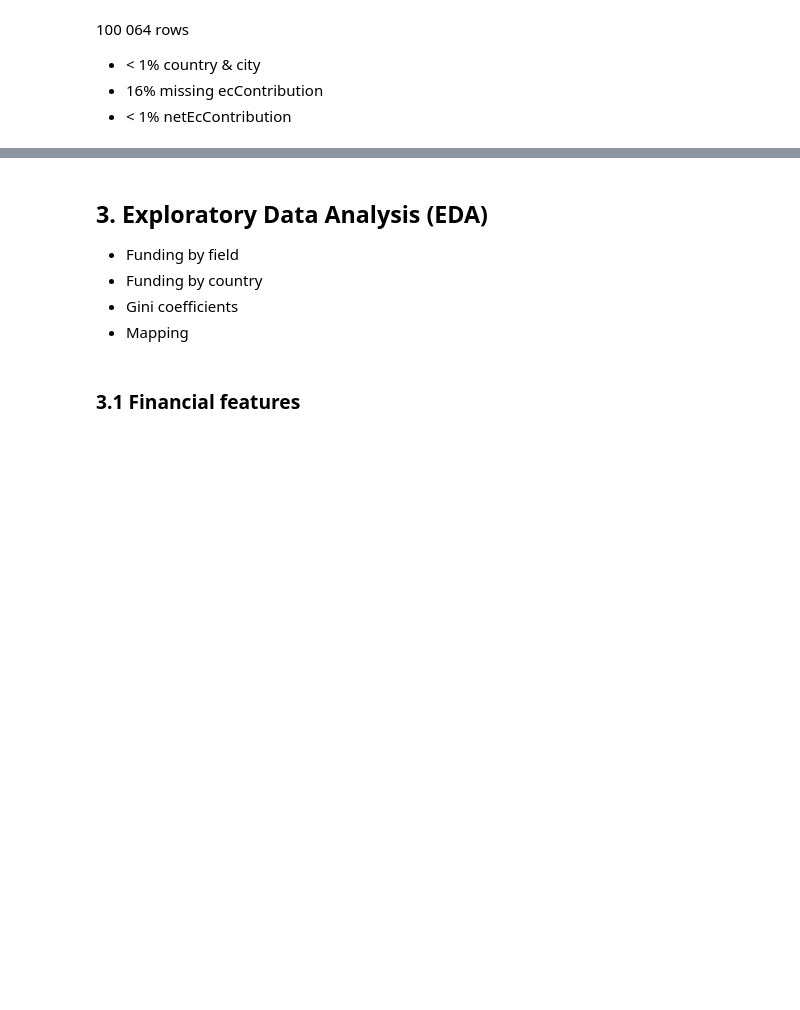
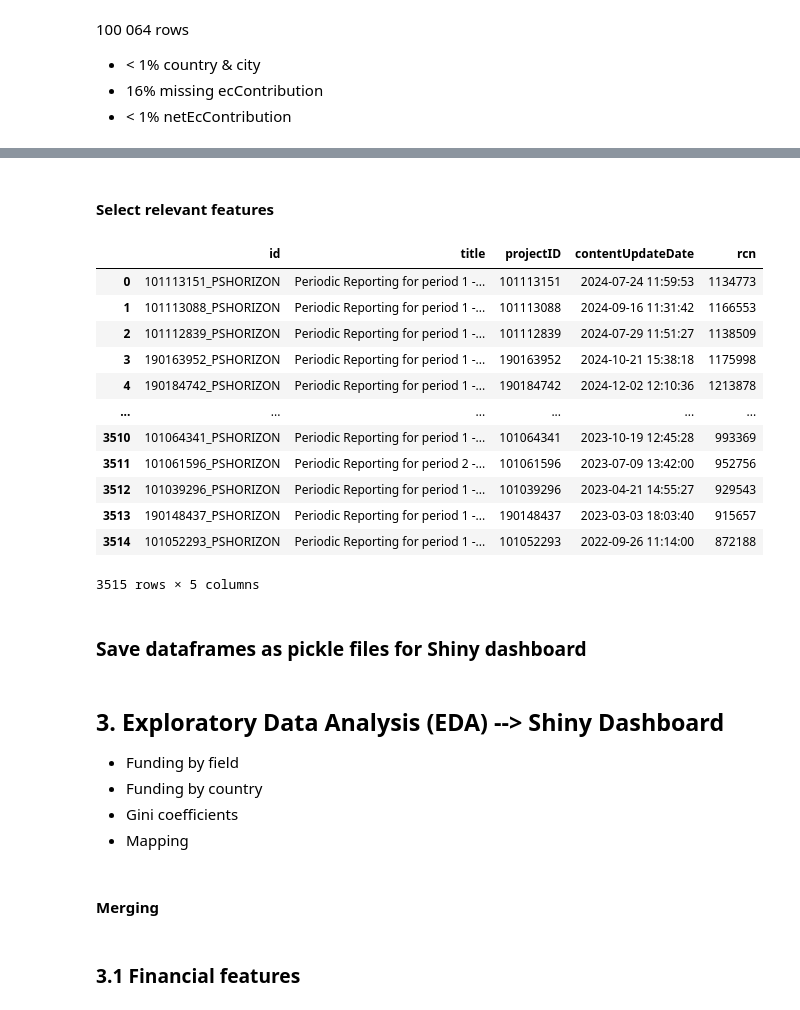
Before and after one commit to EliasIblisdir/MDA_project, a Jupyter notebook: Horizon.ipynb, the cells around one changed output, grey strips where cells are left out. Drawn from its saved outputs; the diff is of its cells as text; code cells hidden in the pictures; blank space fills up the shorter version.

Commit message:
dashboard

```diff
--- a/Horizon.ipynb
+++ b/Horizon.ipynb
@@ -323,0 +341,23 @@ organizations['totalCost'] = organizations['totalCost'].str.replace(',', '.', re
+# %% [markdown]
+#### Select relevant features
+# %%
+reports_features = ['id', 'title', 'projectID', 'contentUpdateDate', 'rcn']
+reports = reports.loc[:, reports_features]
+# %%
+reports
+# %% [output]
+|  | id | title | projectID | contentUpdateDate | rcn |
+| 0 | 101113151_PSHORIZON | Periodic Reporting for period 1 -... | 101113151 | 2024-07-24 11:59:53 | 1134773 |
+| 1 | 101113088_PSHORIZON | Periodic Reporting for period 1 -... | 101113088 | 2024-09-16 11:31:42 | 1166553 |
+| 2 | 101112839_PSHORIZON | Periodic Reporting for period 1 -... | 101112839 | 2024-07-29 11:51:27 | 1138509 |
+| 3 | 190163952_PSHORIZON | Periodic Reporting for period 1 -... | 190163952 | 2024-10-21 15:38:18 | 1175998 |
+| 4 | 190184742_PSHORIZON | Periodic Reporting for period 1 -... | 190184742 | 2024-12-02 12:10:36 | 1213878 |
+| ... | ... | ... | ... | ... | ... |
+| 3510 | 101064341_PSHORIZON | Periodic Reporting for period 1 -... | 101064341 | 2023-10-19 12:45:28 | 993369 |
+| 3511 | 101061596_PSHORIZON | Periodic Reporting for period 2 -... | 101061596 | 2023-07-09 13:42:00 | 952756 |
+| 3512 | 101039296_PSHORIZON | Periodic Reporting for period 1 -... | 101039296 | 2023-04-21 14:55:27 | 929543 |
+| 3513 | 190148437_PSHORIZON | Periodic Reporting for period 1 -... | 190148437 | 2023-03-03 18:03:40 | 915657 |
+| 3514 | 101052293_PSHORIZON | Periodic Reporting for period 1 -... | 101052293 | 2022-09-26 11:14:00 | 872188 |
+3515 rows × 5 columns
+# %% [markdown]
+### Save dataframes as pickle files for Shiny dashboard
@@ -324,6 +370,8 @@ organizations['totalCost'] = organizations['totalCost'].str.replace(',', '.', re
 # %% [markdown]
-## 3. Exploratory Data Analysis (EDA)
+## 3. Exploratory Data Analysis (EDA) --> Shiny Dashboard
 - Funding by field
 - Funding by country
 - Gini coefficients
 - Mapping
+# %% [markdown]
+#### Merging
```
Also changed, not shown: parts of 34 cells of this notebook, 11 other files.
